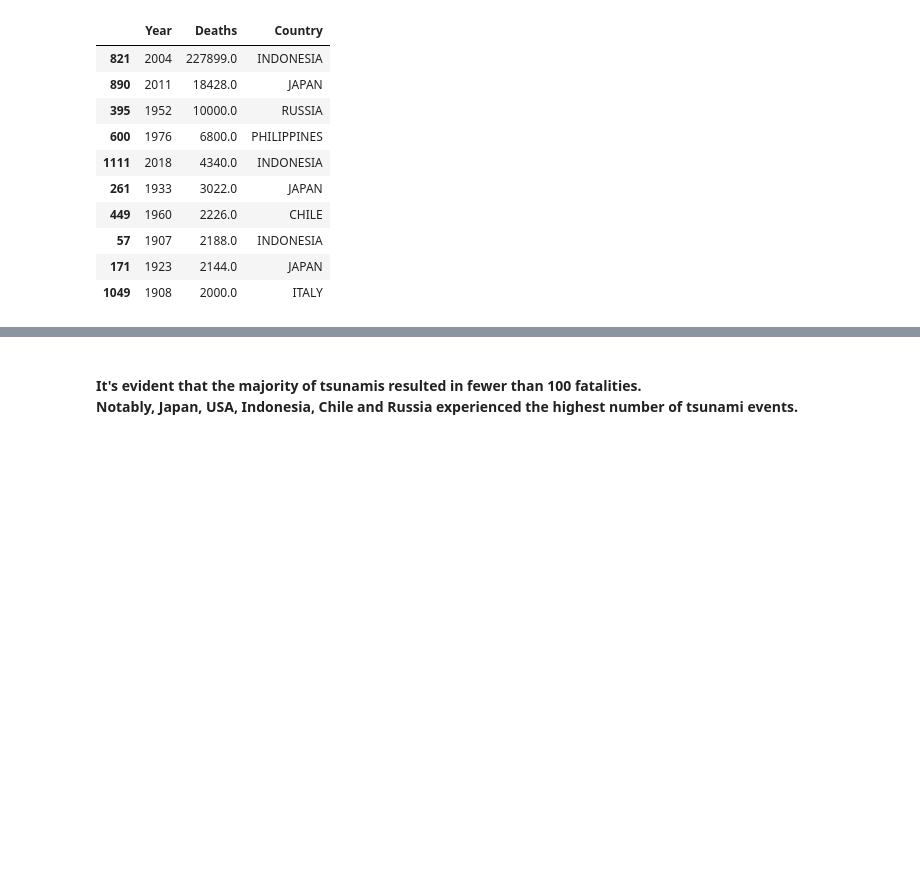
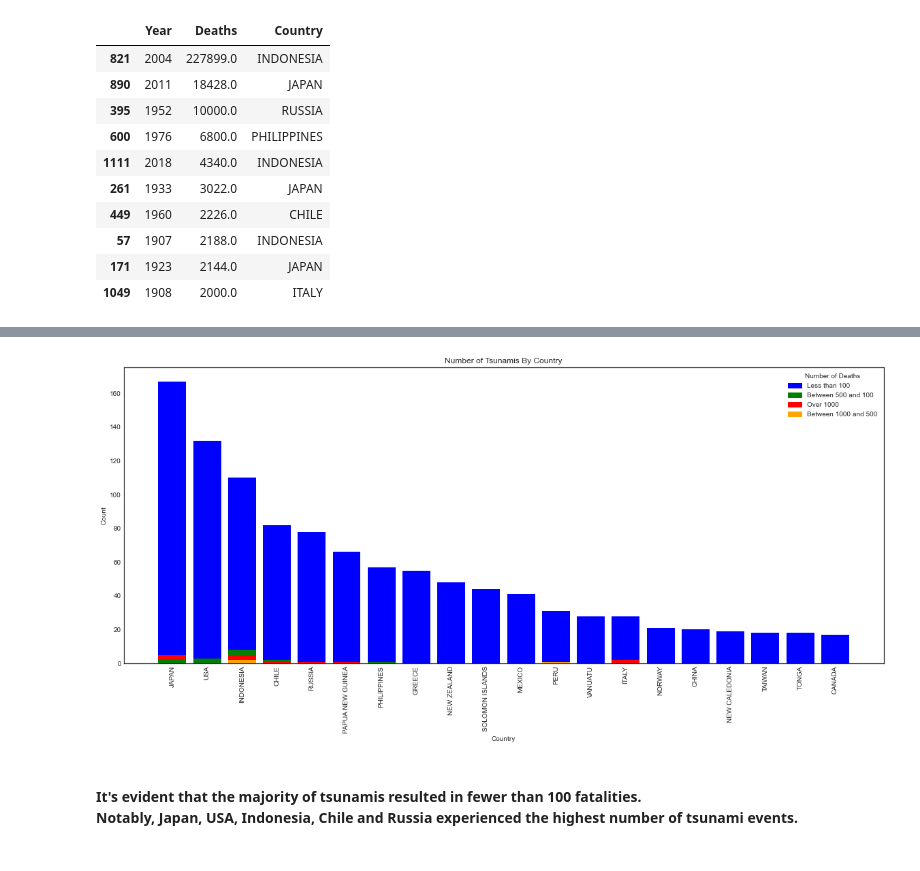
Before and after one commit to Mobrant/Tsunami, a Jupyter notebook: Tsunami analysis.ipynb, the cells around one changed output, grey strips where cells are left out. Drawn from its saved outputs; the diff is of its cells as text; code cells hidden in the pictures; blank space fills up the shorter version.

```diff
--- a/Tsunami analysis.ipynb
+++ b/Tsunami analysis.ipynb
@@ -271,8 +278,24 @@ df['Deaths_grp'] = df['Deaths'].apply(cat_Deaths)
 # %%
 data_cnt_Country=df.groupby(['Country','Deaths_grp'])['Sr.no'].count().sort_values(ascending=False).reset_index()
 data_cnt_Country=data_cnt_Country.loc[data_cnt_Country['Country'].isin(df.groupby(['Country'])['Sr.no'].count().reset_index().nlargest(20,'Sr.no')['Country'])]
+color_mapping = {
+    'Less than 100': 'blue',
+    'Between 500 and 100': 'green',
+    'Between 1000 and 500': 'orange',
+    'Over 1000': 'red'
+}
 
-fig=px.bar(data_cnt_Country,x="Country",y='Sr.no',color='Deaths_grp',template='plotly_white'
-          ,labels={"Sr.no": "Count","Deaths_grp":"Number of Deaths"},title="<b>Number of Tsunamis By Country")
-fig.show()
+fig, ax = plt.subplots(figsize=(20, 8))
+bars = ax.bar(data_cnt_Country['Country'], data_cnt_Country['Sr.no'], color=[color_mapping[group] for group in data_cnt_Country['Deaths_grp']])
+
+plt.xlabel('Country')
+plt.ylabel('Count')
+plt.title('Number of Tsunamis By Country')
+plt.xticks(rotation=90)
+
+# Create a legend for the color encoding
+handles = [plt.Rectangle((0, 0), 1, 1, color=color_mapping[group]) for group in data_cnt_Country['Deaths_grp'].unique()]
+labels = data_cnt_Country['Deaths_grp'].unique()
+ax.legend(handles, labels, title="Number of Deaths")
+plt.show()
 # %% [output]
@@ -280,3 +302,4 @@ fig.show()
+[figure, added]
 # %% [markdown]
 <br>**It's evident that the majority of tsunamis resulted in fewer than 100 fatalities.
 Notably, Japan, USA, Indonesia, Chile and Russia experienced the highest number of tsunami events.**
```
Also changed, not shown: parts of 4 cells of this notebook.
